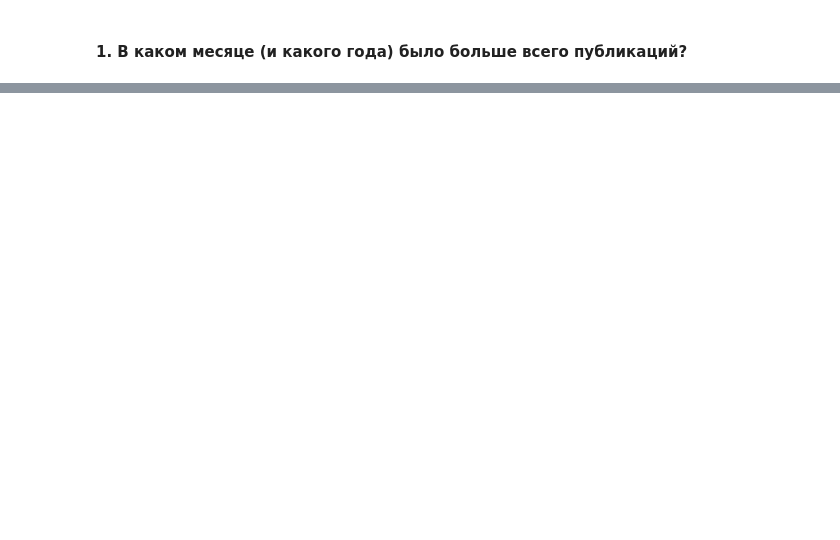
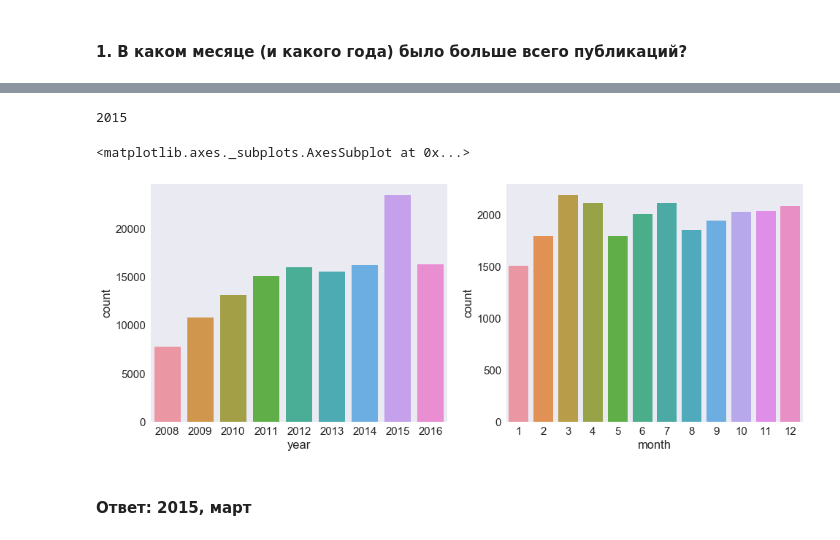
Before and after one commit to olelukoje/OpenDataScience, a Jupyter notebook: ods_2_visualization_hw.ipynb, the cells around one changed output, grey strips where cells are left out. Saved outputs shown, nothing was run; the diff lists cells and outputs as text; code cells hidden in the pictures; blank space fills up the shorter version.

```diff
--- a/ods_2_visualization_hw.ipynb
+++ b/ods_2_visualization_hw.ipynb
@@ -125,0 +145,14 @@ df['post_id'][].value_counts().plot(kind = 'bar', label = '')
+# %%
+df['year'].value_counts().index[0]
+# %% [output]
+2015
+# %%
+_, axes = plt.subplots(1, 2, figsize=(16,6))
+
+sns.countplot(x='year', data=df, ax=axes[0])
+sns.countplot(x='month', data=df[df['year'] == df['year'].value_counts().index[0]], ax=axes[1])
+# %% [output]
+<matplotlib.axes._subplots.AxesSubplot at 0x...>
+[figure, added]
+# %% [markdown]
+#### Ответ: 2015, март
```
Also changed, not shown: parts of 21 cells of this notebook, 1 other file.
